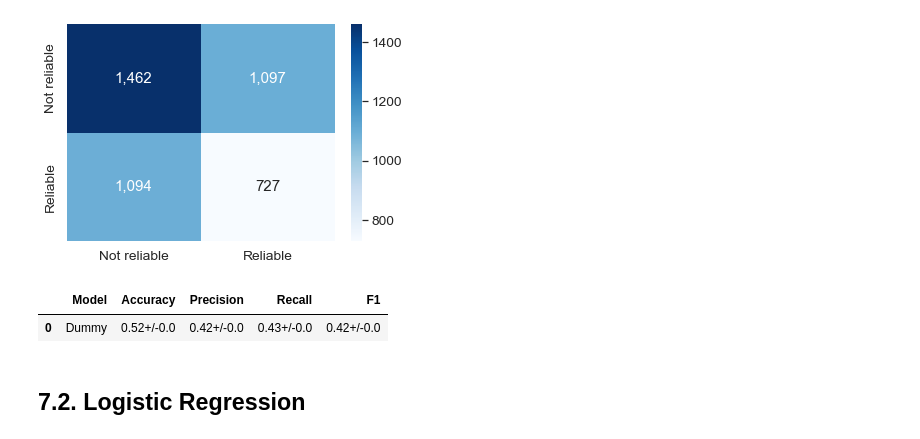
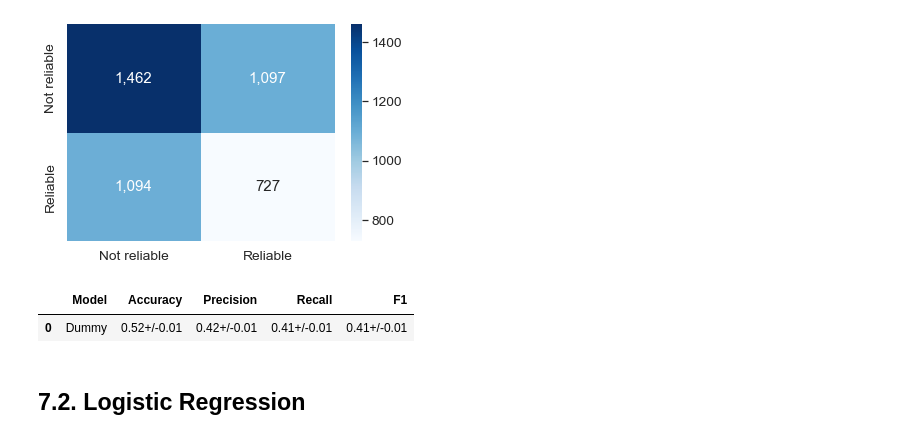
Before and after one commit to endhel/InvestBot, a Jupyter notebook: InvestBot.ipynb, the cells around one changed output. Drawn from its saved outputs; the diff is of its cells as text; code cells hidden in the pictures.

```diff
--- a/InvestBot.ipynb
+++ b/InvestBot.ipynb
@@ -701,7 +689,7 @@ X = df5.drop( 'Class', axis=1 )
 y = df5['Class']
 
 # split data in training and validation dataset - Hold-Out
-X_train, X_valid, y_train, y_valid = train_test_split( X, y, test_size=0.3, stratify=y, shuffle=True, random_state=13 )
+X_train, X_test, y_train, y_test = train_test_split( X, y, test_size=0.3, stratify=y, shuffle=True, random_state=13 )
 # %% [markdown]
 ## 5.2. Rescaling
 # %%
@@ -790,12 +778,12 @@ weighted avg       0.50      0.50      0.50      4380
 # %%
 # Cross Validation
 dummy = DummyClassifier( strategy='stratified', random_state=13 )
 
-dummy_cv = cross_validation( dummy, X, y, 'Dummy' )
+dummy_cv = cross_validation( dummy, X_train, y_train, 'Dummy' )
 dummy_cv
 # %% [output]
 |  | Model | Accuracy | Precision | Recall | F1 |
-| 0 | Dummy | 0.52+/-0.0 | 0.42+/-0.0 | 0.43+/-0.0 | 0.42+/-0.0 |
+| 0 | Dummy | 0.52+/-0.01 | 0.42+/-0.01 | 0.41+/-0.01 | 0.41+/-0.01 |
 # %% [markdown]
 ## 7.2. Logistic Regression
 # %%
```
Also changed, not shown: parts of 26 cells of this notebook.
